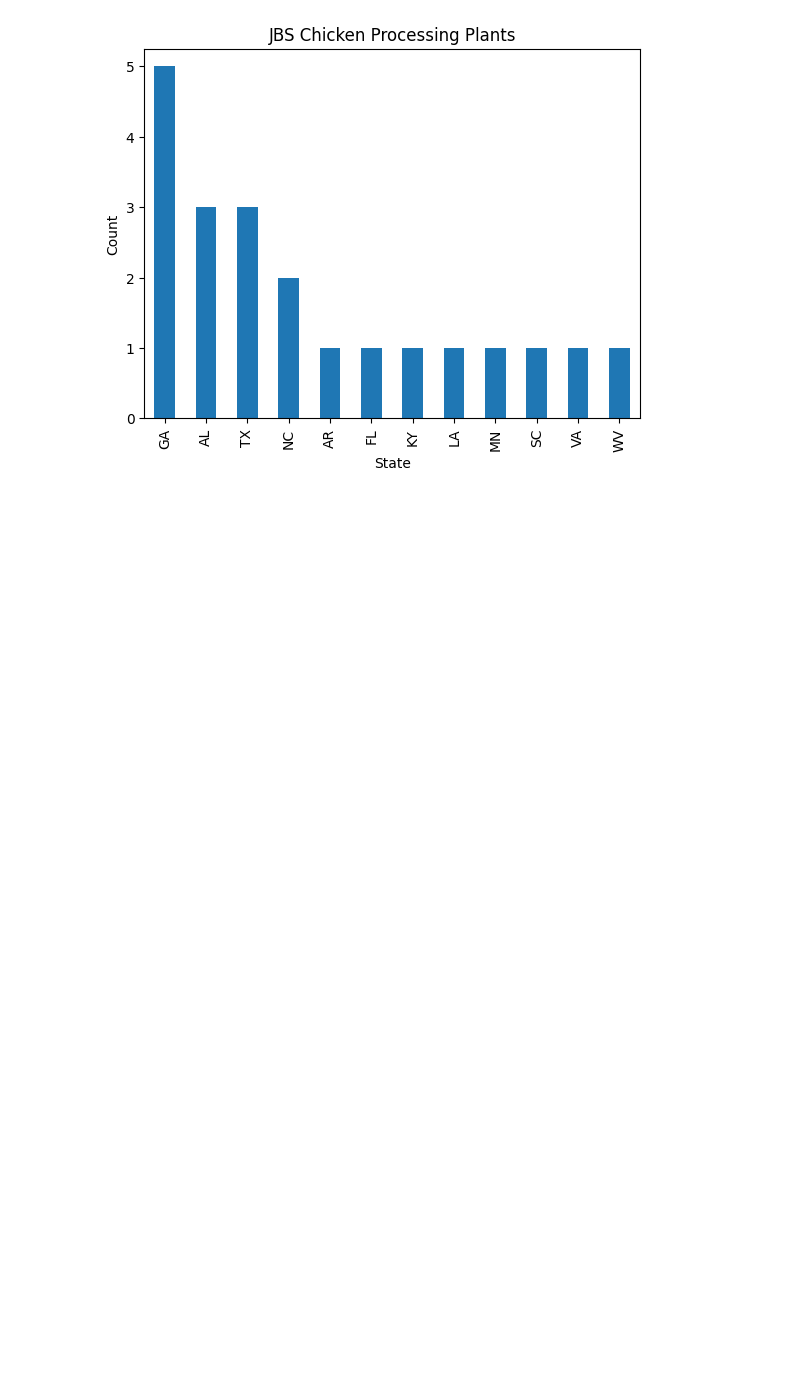
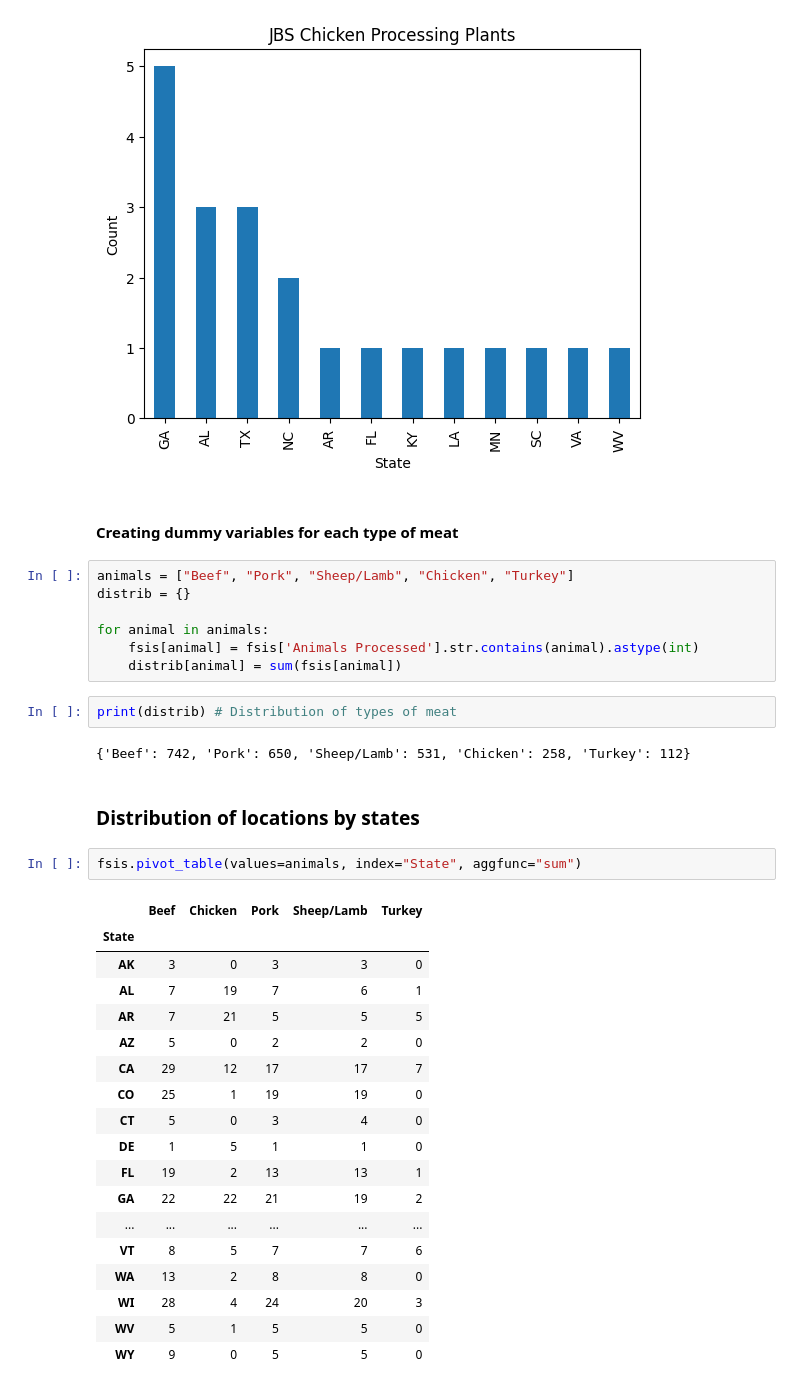
Before and after one commit to uchicago-dsi/rafi-poultry, a Jupyter notebook: notebooks/steve_FSIS_eda.ipynb, the cells around one changed output. Saved outputs shown, nothing was run; the diff lists cells and outputs as text; blank space fills up the shorter version.

```diff
--- a/notebooks/steve_FSIS_eda.ipynb
+++ b/notebooks/steve_FSIS_eda.ipynb
@@ -223,3 +222,39 @@ jbs_chicken_plants["State"].value_counts().plot(kind="bar", title="JBS Chicken P
 # %% [output]
 <Axes: title={'center': 'JBS Chicken Processing Plants'}, xlabel='State', ylabel='Count'>
 [figure]
+# %% [markdown]
+#### Creating dummy variables for each type of meat
+# %%
+animals = ["Beef", "Pork", "Sheep/Lamb", "Chicken", "Turkey"]
+distrib = {}
+
+for animal in animals:
+    fsis[animal] = fsis['Animals Processed'].str.contains(animal).astype(int)
+    distrib[animal] = sum(fsis[animal])
+# %%
+print(distrib) # Distribution of types of meat
+# %% [output]
+{'Beef': 742, 'Pork': 650, 'Sheep/Lamb': 531, 'Chicken': 258, 'Turkey': 112}
+# %% [markdown]
+### Distribution of locations by states
+# %%
+fsis.pivot_table(values=animals, index="State", aggfunc="sum")
+# %% [output]
+|  | Beef | Chicken | Pork | Sheep/Lamb | Turkey |
+| State |  |  |  |  |  |
+| AK | 3 | 0 | 3 | 3 | 0 |
+| AL | 7 | 19 | 7 | 6 | 1 |
+| AR | 7 | 21 | 5 | 5 | 5 |
+| AZ | 5 | 0 | 2 | 2 | 0 |
+| CA | 29 | 12 | 17 | 17 | 7 |
+| CO | 25 | 1 | 19 | 19 | 0 |
+| CT | 5 | 0 | 3 | 4 | 0 |
+| DE | 1 | 5 | 1 | 1 | 0 |
+| FL | 19 | 2 | 13 | 13 | 1 |
+| GA | 22 | 22 | 21 | 19 | 2 |
+| ... | ... | ... | ... | ... | ... |
+| VT | 8 | 5 | 7 | 7 | 6 |
+| WA | 13 | 2 | 8 | 8 | 0 |
+| WI | 28 | 4 | 24 | 20 | 3 |
+| WV | 5 | 1 | 5 | 5 | 0 |
+| WY | 9 | 0 | 5 | 5 | 0 |
```
Also changed, not shown: parts of 2 cells of this notebook.
